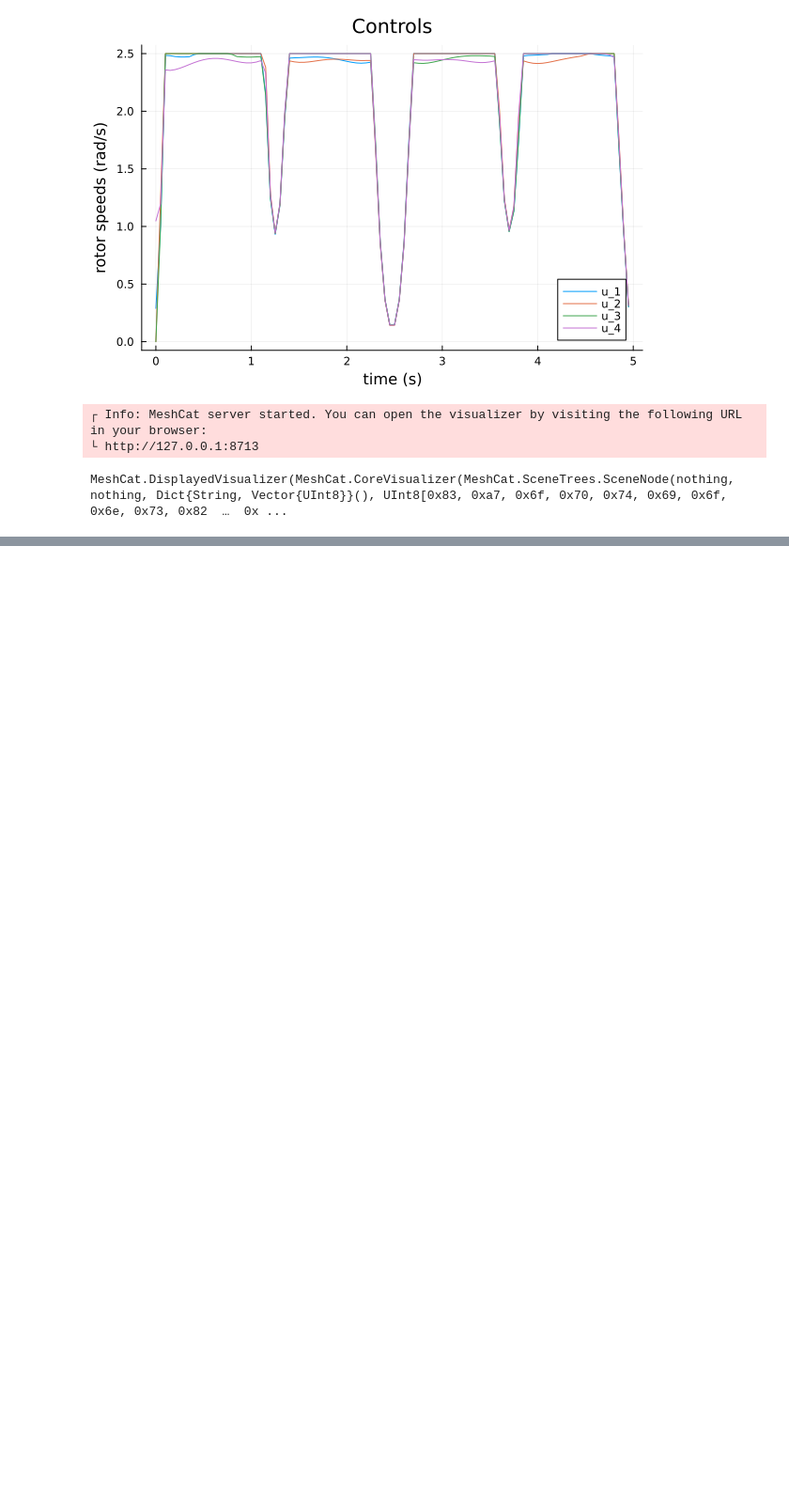
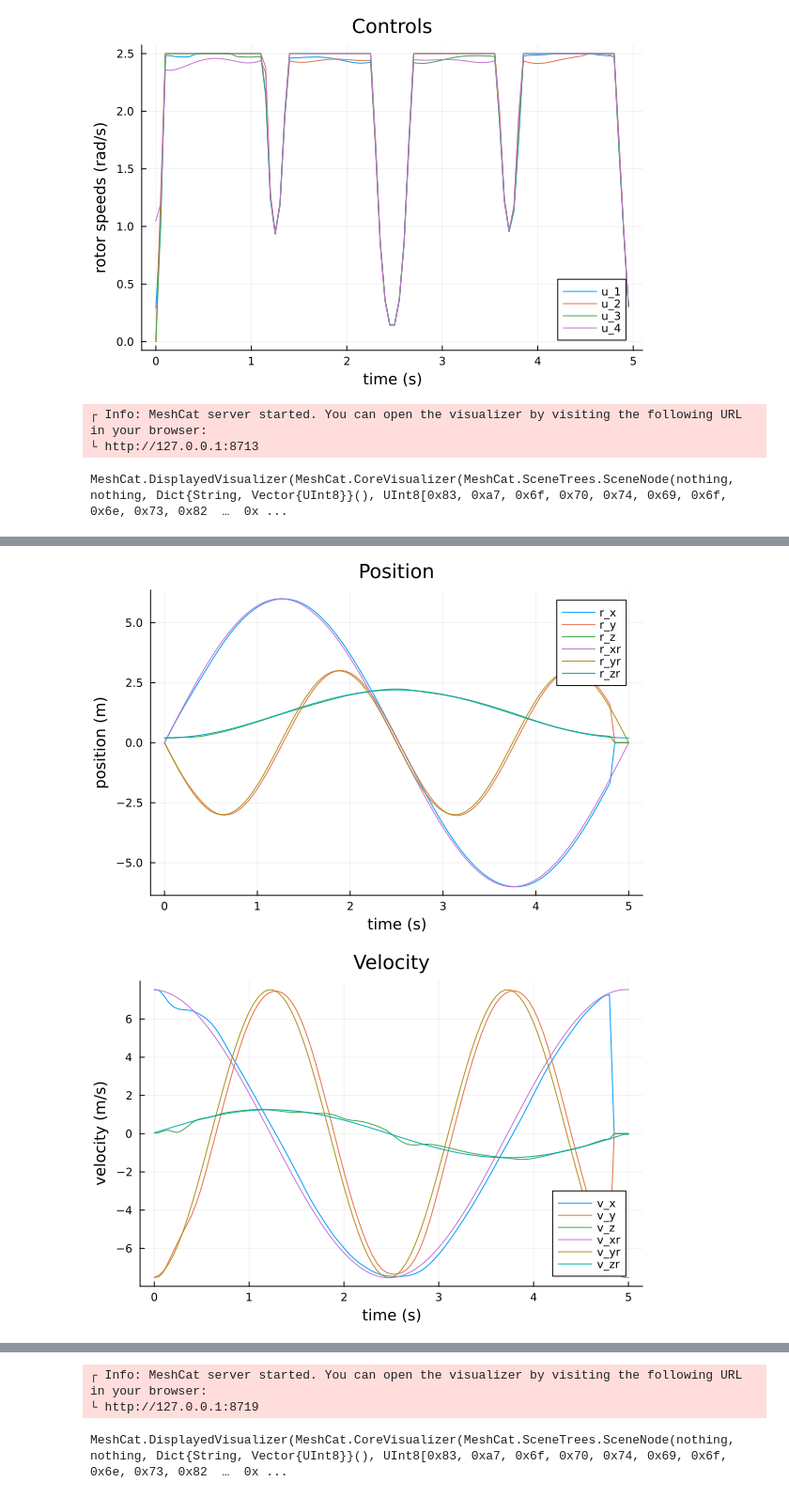
Before and after one commit to justinberi/HW3_S23, a Jupyter notebook: altro_quad.ipynb, the cells around one changed output, grey strips where cells are left out. Shown at 94% size. Saved outputs shown, nothing was run; the diff lists cells and outputs as text; code cells hidden in the pictures; blank space fills up the shorter version.

```diff
--- a/altro_quad.ipynb
+++ b/altro_quad.ipynb
@@ -233,0 +397,26 @@ MeshCat.DisplayedVisualizer(MeshCat.CoreVisualizer(MeshCat.SceneTrees.SceneNode(
+# %%
+using Plots
+import MeshCat as mc
+using Printf
+
+Xm = hcat(Xsim...)
+Um = hcat(Usim...)
+
+plot(t_vec, Xm[1:3,:]', xlabel = "time (s)", ylabel = "position (m)",
+                               title = "Position", label = ["r_x" "r_y" "r_z"])
+display(plot!(t_vec, Xref[1:3,1:N]', xlabel = "time (s)", ylabel = "position (m)",
+                               title = "Position", label = ["r_xr" "r_yr" "r_zr"]))
+plot(t_vec, Xm[4:6,:]', xlabel = "time (s)", ylabel = "velocity (m/s)",
+                               title = "Velocity", label = ["v_x" "v_y" "v_z"])
+display(plot!(t_vec, Xref[4:6,1:N]', xlabel = "time (s)", ylabel = "velocity (m/s)",
+                               title = "Velocity", label = ["v_xr" "v_yr" "v_zr"]))
+display(plot(t_vec, Xm[7:9,:]', xlabel = "time (s)", ylabel = "MRP",
+                               title = "Attitude (MRP)", label = ["p_x" "p_y" "p_z"]))
+display(plot(t_vec, Xm[10:12,:]', xlabel = "time (s)", ylabel = "angular velocity (rad/s)",
+                               title = "Angular Velocity", label = ["ω_x" "ω_y" "ω_z"]))
+display(plot(t_vec[1:end-1], Um', xlabel = "time (s)", ylabel = "rotor speeds (rad/s)",
+                               title = "Controls", label = ["u_1" "u_2" "u_3" "u_4"]))
+display(animate_quadrotor([Xm[:,i] for i=1:N], [Xref[:,i] for i=1:N], dt))
+# %% [output]
+[figure, added]
+[figure, added]
@@ -233,0 +426,3 @@ MeshCat.DisplayedVisualizer(MeshCat.CoreVisualizer(MeshCat.SceneTrees.SceneNode(
+┌ Info: MeshCat server started. You can open the visualizer by visiting the following URL in your browser:
+└ http://127.0.0.1:8719
+MeshCat.DisplayedVisualizer(MeshCat.CoreVisualizer(MeshCat.SceneTrees.SceneNode(nothing, nothing, Dict{String, Vector{UInt8}}(), UInt8[0x83, 0xa7, 0x6f, 0x70, 0x74, 0x69, 0x6f, 0x6e, 0x73, 0x82  …  0x ...
```
Also changed, not shown: parts of 2 cells of this notebook.
